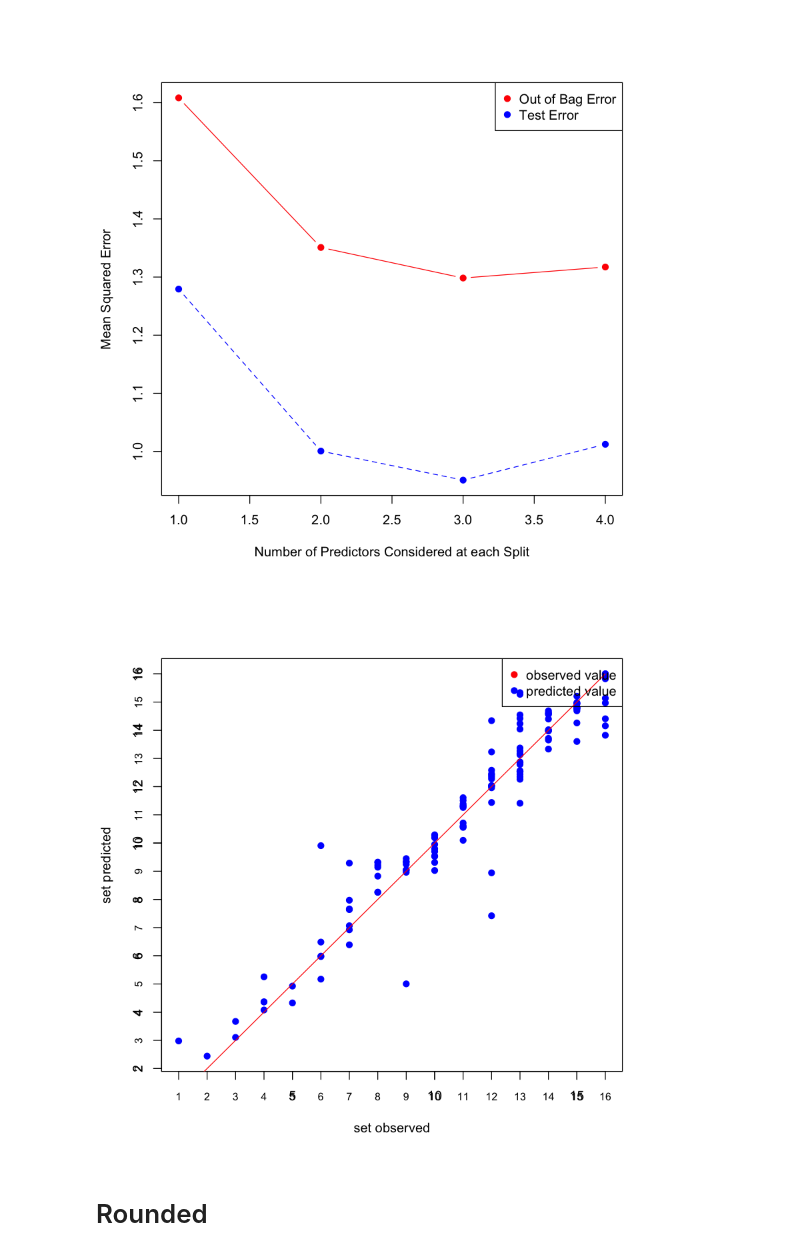
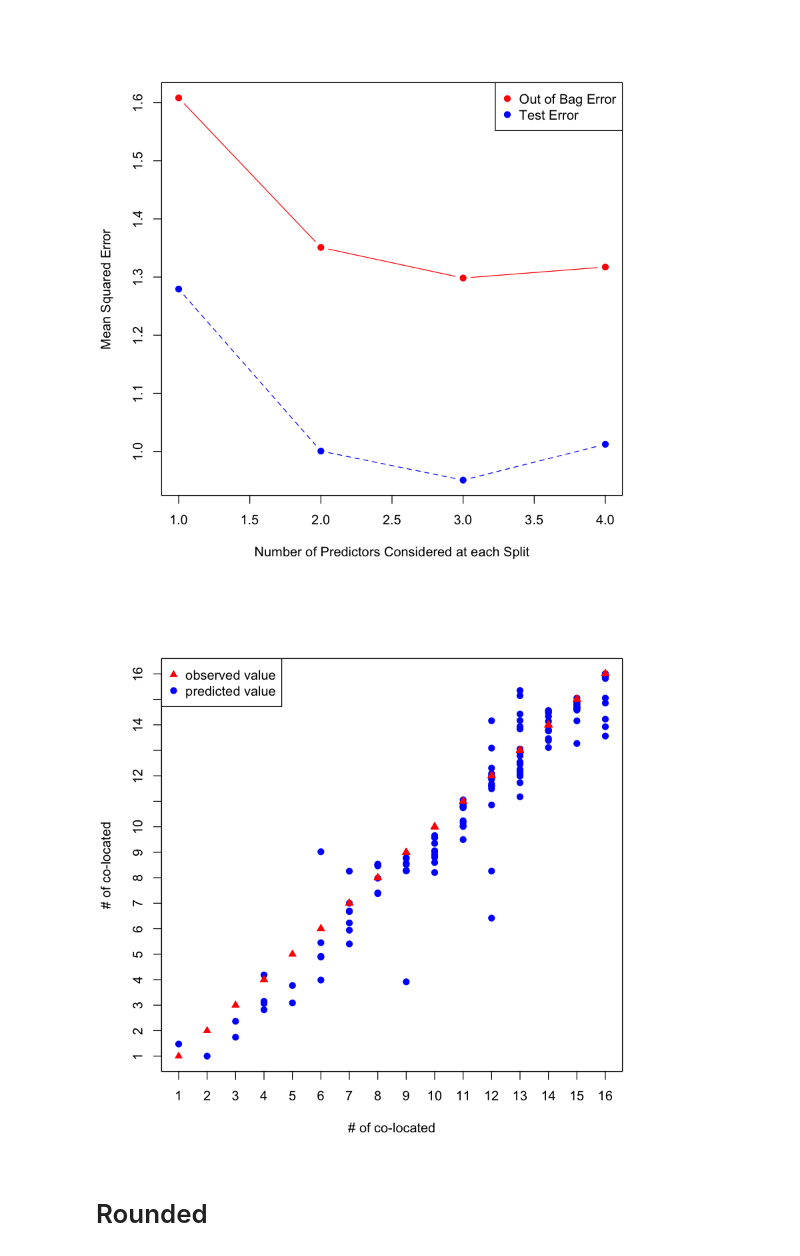
Before and after one commit to wlloyduw/IaaSCloudResourceContention, a Jupyter notebook: modeldata/c4/RandomForestsRegression.ipynb, the cells around one changed output. Drawn from its saved outputs; the diff is of its cells as text; code cells hidden in the pictures.

Commit message:
better figure style

```diff
--- a/modeldata/c4/RandomForestsRegression.ipynb
+++ b/modeldata/c4/RandomForestsRegression.ipynb
@@ -69,15 +69,16 @@ legend("topright",legend=c("Out of Bag Error","Test Error"),pch=19, col=c("red",
 [1] 1.608223 1.350926 1.298325 1.317281
 [figure]
 # %%
-comparason = cbind(pred,testingSet['set'])
-plot(x = comparason$set , y = comparason$pred,col="blue",pch=19,xlab="set observed",ylab="set predicted")
-axis(1,1:16,1:16,cex.axis=0.8)
-axis(2,1:16,1:16,cex.axis=0.8)
+comparason = cbind(predicted,testingSet['set'])
+
+plot(x = comparason$set , y = comparason$predicted,col="blue",pch=19,xlab="# of co-located",ylab="# of co-located", xaxt='n',yaxt='n')
 par(new=TRUE)
-lines(x = range(1:16) , y = range(1:16),col="red")
-legend("topright",legend=c("observed value","predicted value"),pch=19, col=c("red","blue"))
+plot(x = comparason$set , y = comparason$set, col="red",pch=17, xlab='', ylab='', xaxt='n',yaxt='n')
+axis(1,1:16)
+axis(2,1:16)
+legend("topleft",legend=c("observed value","predicted value"),pch=c(17,19), col=c("red","blue"))
 # %% [output]
-[figure, old version]
+[figure, new version]
 # %% [markdown]
 # Rounded
 # %%
```
Also changed, not shown: parts of 1 cell of this notebook, 1 other file.
